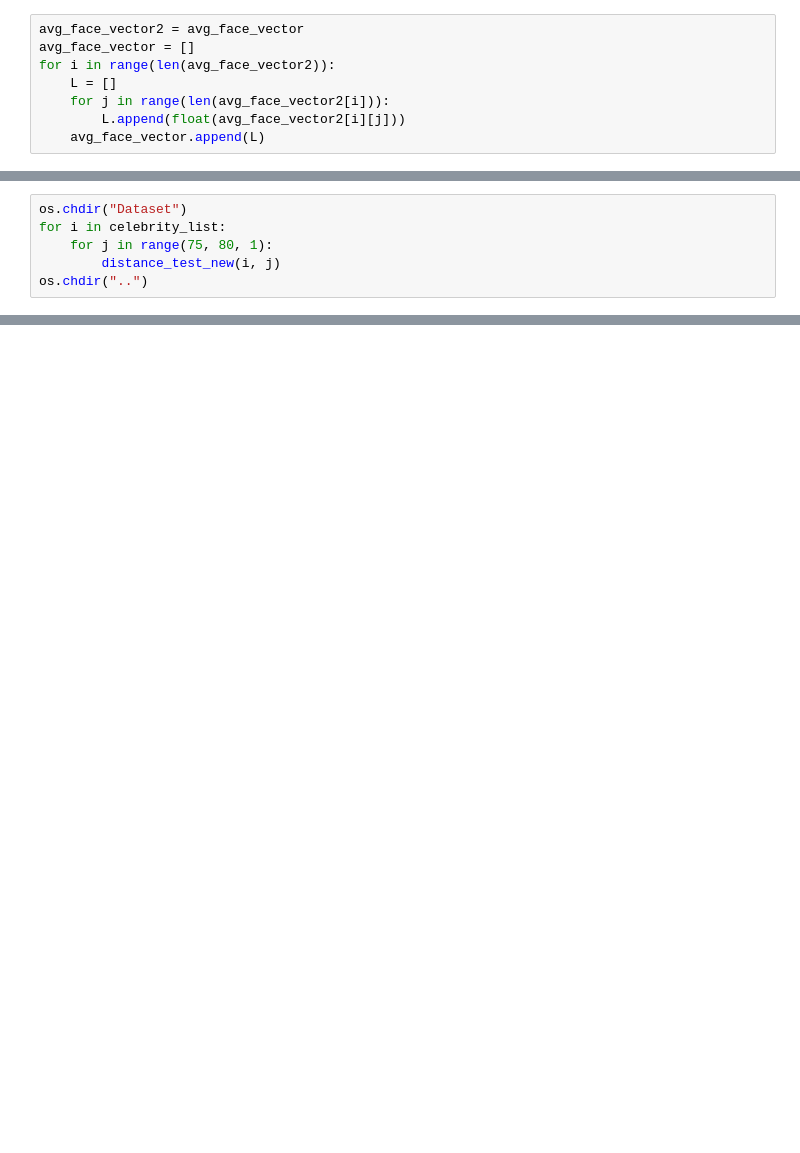
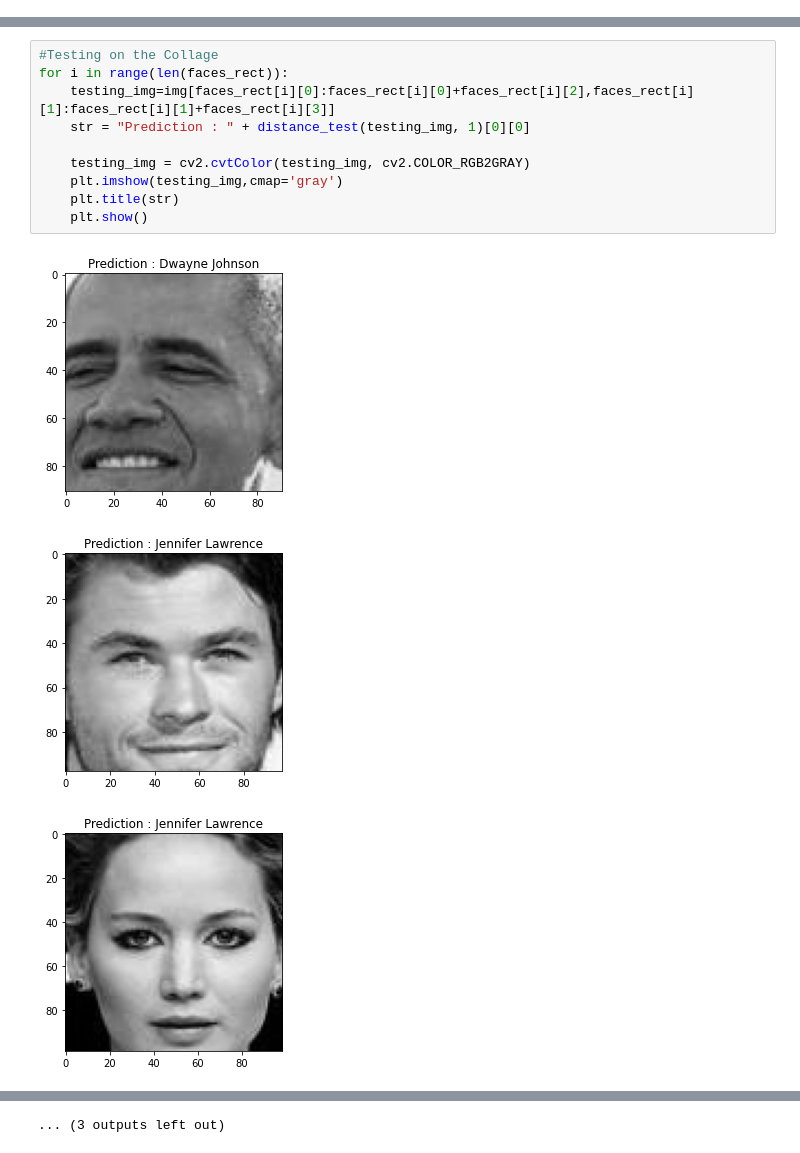
Before and after one commit to NatalTiger26/Digital-Attendence, a Jupyter notebook: Shreya.ipynb, the cells around one changed output, grey strips where cells are left out. Drawn from its saved outputs; the diff is of its cells as text; blank space fills up the shorter version.

Commit message:
Shreya has complete Euclidian distance

```diff
--- a/Shreya.ipynb
+++ b/Shreya.ipynb
@@ -121,8 +63,0 @@ Normalized Vectors: [[ -56.28        -71.28        -65.28       ...  -55.28
-# %%
-avg_face_vector2 = avg_face_vector
-avg_face_vector = []
-for i in range(len(avg_face_vector2)):
-    L = []
-    for j in range(len(avg_face_vector2[i])):
-        L.append(float(avg_face_vector2[i][j]))
-    avg_face_vector.append(L)
@@ -229,6 +63,0 @@ def distance_test_new (name, number):
-# %%
-os.chdir("Dataset")
-for i in celebrity_list:
-    for j in range(75, 80, 1):
-        distance_test_new(i, j)
-os.chdir("..")
@@ -345,0 +161,14 @@ array([[ 70, 231,  30, ..., 145, 188, 177],
+# %%
+#Testing on the Collage
+for i in range(len(faces_rect)):
+    testing_img=img[faces_rect[i][0]:faces_rect[i][0]+faces_rect[i][2],faces_rect[i][1]:faces_rect[i][1]+faces_rect[i][3]]
+    str = "Prediction : " + distance_test(testing_img, 1)[0][0]
+
+    testing_img = cv2.cvtColor(testing_img, cv2.COLOR_RGB2GRAY)
+    plt.imshow(testing_img,cmap='gray')
+    plt.title(str)
+    plt.show()
+# %% [output]
+[figure, added]
+[figure, added]
+[figure, added]
@@ -345,0 +184 @@ array([[ 70, 231,  30, ..., 145, 188, 177],
+... (3 outputs left out)
```
Also changed, not shown: parts of 23 cells of this notebook, 1 other file.
